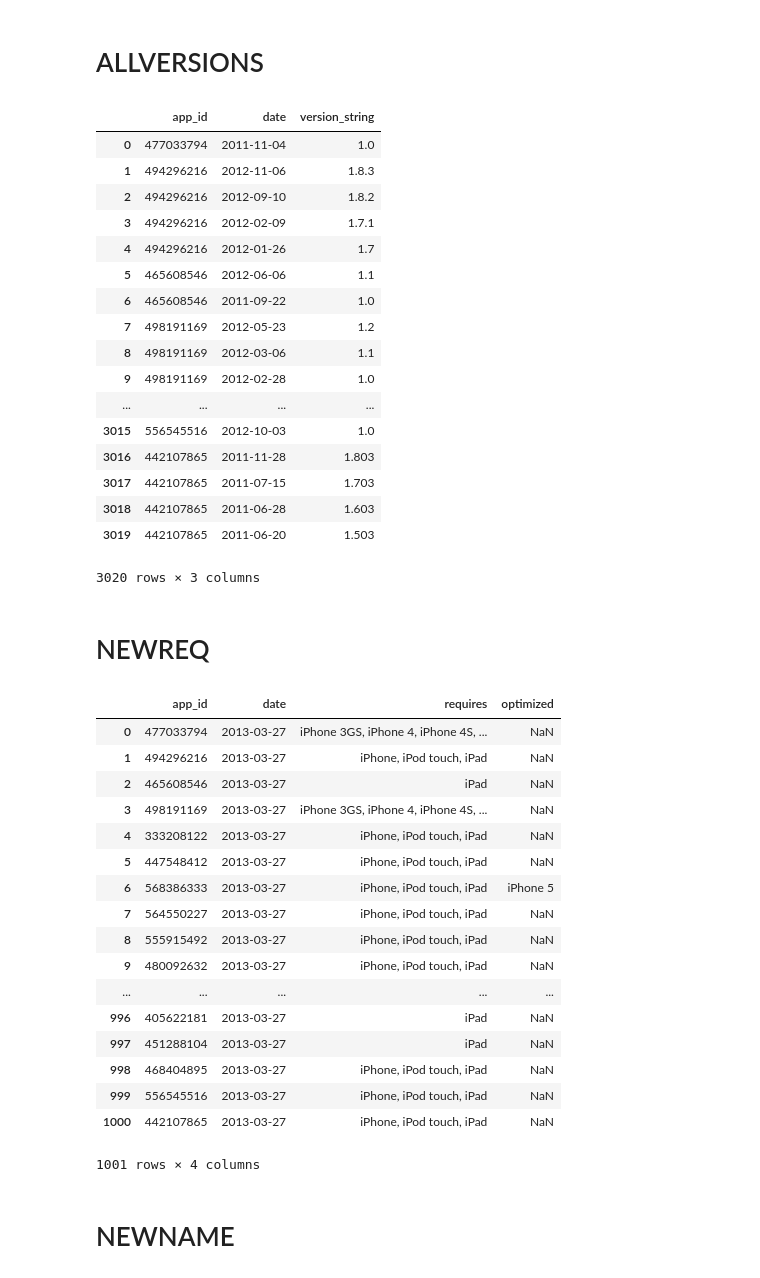
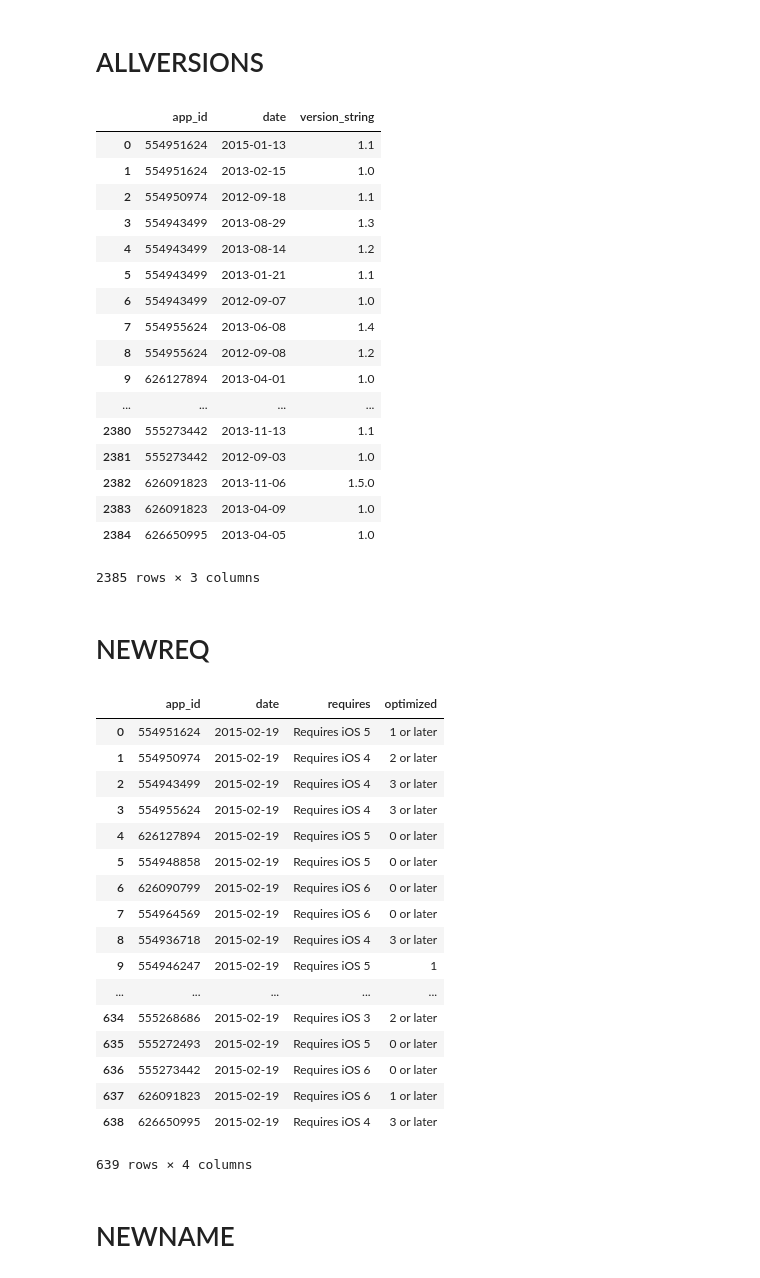
Before and after one commit to kushagrasharma/data_requests, a Jupyter notebook: Apple Data Request.ipynb, the cells around one changed output. Drawn from its saved outputs; the diff is of its cells as text; code cells hidden in the pictures.

```diff
--- a/Apple Data Request.ipynb
+++ b/Apple Data Request.ipynb
@@ -23,13 +23,13 @@ import ujson
 #--> COMPRESS_LEVEL gzip compression level. warning: severely impacts runtime.
 #--> LINE_LIMIT how many lines to iterate through in the raw file. For debugging.
 DUMP_DATE = '2015_02_26_23_12'
-RAW_FILE_DIR = '/data'
-OUT_DIR = '/raid/out'
+RAW_FILE_DIR = '/home/cgaray/data'
+OUT_DIR = '/home/cgaray/data/out'
 DEBUG = 1
-COMPRESS_LEVEL = 1
+COMPRESS_LEVEL = 9
 LINE_LIMIT = 1000
 PARALLEL = 1
-PIGZ = 0
+PIGZ = 1
 OBS_SKIP = 100
 OBS_PRINT = 5
 # %%
@@ -677,27 +722,27 @@ def ALLVERSIONS(file_in,out_base,compress=1):
 # %%
 df_debug = None
 if DEBUG:
-    df_debug = read_csv(ALLVERSIONS(RAW_FILE,OUT_BASE,COMPRESS_LEVEL),compression='gzip',header=0)
+    df_debug = read_csv(ALLVERSIONS(RAW_FILE_NEWDATA,OUT_BASE,COMPRESS_LEVEL),compression='gzip',header=0)
 df_debug
 # %% [output]
 |  | app_id | date | version_string |
-| 0 | 477033794 | 2011-11-04 | 1.0 |
-| 1 | 494296216 | 2012-11-06 | 1.8.3 |
-| 2 | 494296216 | 2012-09-10 | 1.8.2 |
-| 3 | 494296216 | 2012-02-09 | 1.7.1 |
-| 4 | 494296216 | 2012-01-26 | 1.7 |
-| 5 | 465608546 | 2012-06-06 | 1.1 |
-| 6 | 465608546 | 2011-09-22 | 1.0 |
-| 7 | 498191169 | 2012-05-23 | 1.2 |
-| 8 | 498191169 | 2012-03-06 | 1.1 |
-| 9 | 498191169 | 2012-02-28 | 1.0 |
+| 0 | 554951624 | 2015-01-13 | 1.1 |
+| 1 | 554951624 | 2013-02-15 | 1.0 |
+| 2 | 554950974 | 2012-09-18 | 1.1 |
+| 3 | 554943499 | 2013-08-29 | 1.3 |
+| 4 | 554943499 | 2013-08-14 | 1.2 |
+| 5 | 554943499 | 2013-01-21 | 1.1 |
+| 6 | 554943499 | 2012-09-07 | 1.0 |
+| 7 | 554955624 | 2013-06-08 | 1.4 |
+| 8 | 554955624 | 2012-09-08 | 1.2 |
+| 9 | 626127894 | 2013-04-01 | 1.0 |
 | ... | ... | ... | ... |
-| 3015 | 556545516 | 2012-10-03 | 1.0 |
-| 3016 | 442107865 | 2011-11-28 | 1.803 |
-| 3017 | 442107865 | 2011-07-15 | 1.703 |
-| 3018 | 442107865 | 2011-06-28 | 1.603 |
-| 3019 | 442107865 | 2011-06-20 | 1.503 |
+| 2380 | 555273442 | 2013-11-13 | 1.1 |
+| 2381 | 555273442 | 2012-09-03 | 1.0 |
+| 2382 | 626091823 | 2013-11-06 | 1.5.0 |
+| 2383 | 626091823 | 2013-04-09 | 1.0 |
+| 2384 | 626650995 | 2013-04-05 | 1.0 |
-3020 rows × 3 columns
+2385 rows × 3 columns
 # %% [markdown]
 # NEWREQ
 # %%
@@ -733,27 +778,27 @@ def NEWREQ(file_in,out_base,compress=1):
 # %%
 df_debug = None
 if DEBUG:
-    df_debug = read_csv(NEWREQ(RAW_FILE,OUT_BASE,COMPRESS_LEVEL),compression='gzip',header=0)
+    df_debug = read_csv(NEWREQ(RAW_FILE_NEWDATA,OUT_BASE,COMPRESS_LEVEL),compression='gzip',header=0)
 df_debug
 # %% [output]
 |  | app_id | date | requires | optimized |
-| 0 | 477033794 | 2013-03-27 | iPhone 3GS, iPhone 4, iPhone 4S, ... | NaN |
-| 1 | 494296216 | 2013-03-27 | iPhone, iPod touch, iPad | NaN |
-| 2 | 465608546 | 2013-03-27 | iPad | NaN |
-| 3 | 498191169 | 2013-03-27 | iPhone 3GS, iPhone 4, iPhone 4S, ... | NaN |
-| 4 | 333208122 | 2013-03-27 | iPhone, iPod touch, iPad | NaN |
-| 5 | 447548412 | 2013-03-27 | iPhone, iPod touch, iPad | NaN |
-| 6 | 568386333 | 2013-03-27 | iPhone, iPod touch, iPad | iPhone 5 |
-| 7 | 564550227 | 2013-03-27 | iPhone, iPod touch, iPad | NaN |
-| 8 | 555915492 | 2013-03-27 | iPhone, iPod touch, iPad | NaN |
-| 9 | 480092632 | 2013-03-27 | iPhone, iPod touch, iPad | NaN |
+| 0 | 554951624 | 2015-02-19 | Requires iOS 5 | 1 or later |
+| 1 | 554950974 | 2015-02-19 | Requires iOS 4 | 2 or later |
+| 2 | 554943499 | 2015-02-19 | Requires iOS 4 | 3 or later |
+| 3 | 554955624 | 2015-02-19 | Requires iOS 4 | 3 or later |
+| 4 | 626127894 | 2015-02-19 | Requires iOS 5 | 0 or later |
+| 5 | 554948858 | 2015-02-19 | Requires iOS 5 | 0 or later |
+| 6 | 626090799 | 2015-02-19 | Requires iOS 6 | 0 or later |
+| 7 | 554964569 | 2015-02-19 | Requires iOS 6 | 0 or later |
+| 8 | 554936718 | 2015-02-19 | Requires iOS 4 | 3 or later |
+| 9 | 554946247 | 2015-02-19 | Requires iOS 5 | 1 |
 | ... | ... | ... | ... | ... |
-| 996 | 405622181 | 2013-03-27 | iPad | NaN |
-| 997 | 451288104 | 2013-03-27 | iPad | NaN |
-| 998 | 468404895 | 2013-03-27 | iPhone, iPod touch, iPad | NaN |
-| 999 | 556545516 | 2013-03-27 | iPhone, iPod touch, iPad | NaN |
-| 1000 | 442107865 | 2013-03-27 | iPhone, iPod touch, iPad | NaN |
+| 634 | 555268686 | 2015-02-19 | Requires iOS 3 | 2 or later |
+| 635 | 555272493 | 2015-02-19 | Requires iOS 5 | 0 or later |
+| 636 | 555273442 | 2015-02-19 | Requires iOS 6 | 0 or later |
+| 637 | 626091823 | 2015-02-19 | Requires iOS 6 | 1 or later |
+| 638 | 626650995 | 2015-02-19 | Requires iOS 4 | 3 or later |
-1001 rows × 4 columns
+639 rows × 4 columns
 # %% [markdown]
 # NEWNAME
 # %%
```
Also changed, not shown: parts of 38 cells of this notebook, 1 other file.
